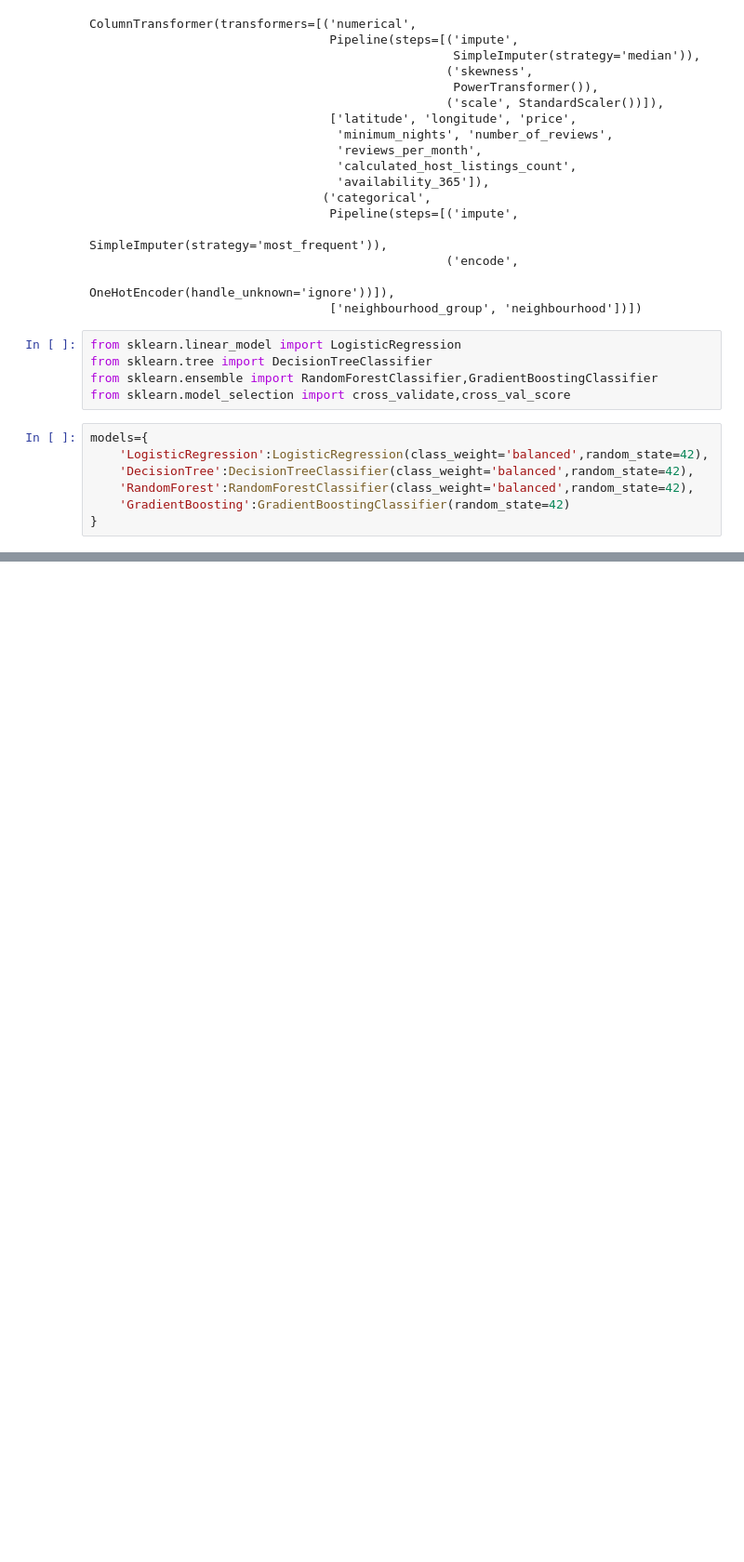
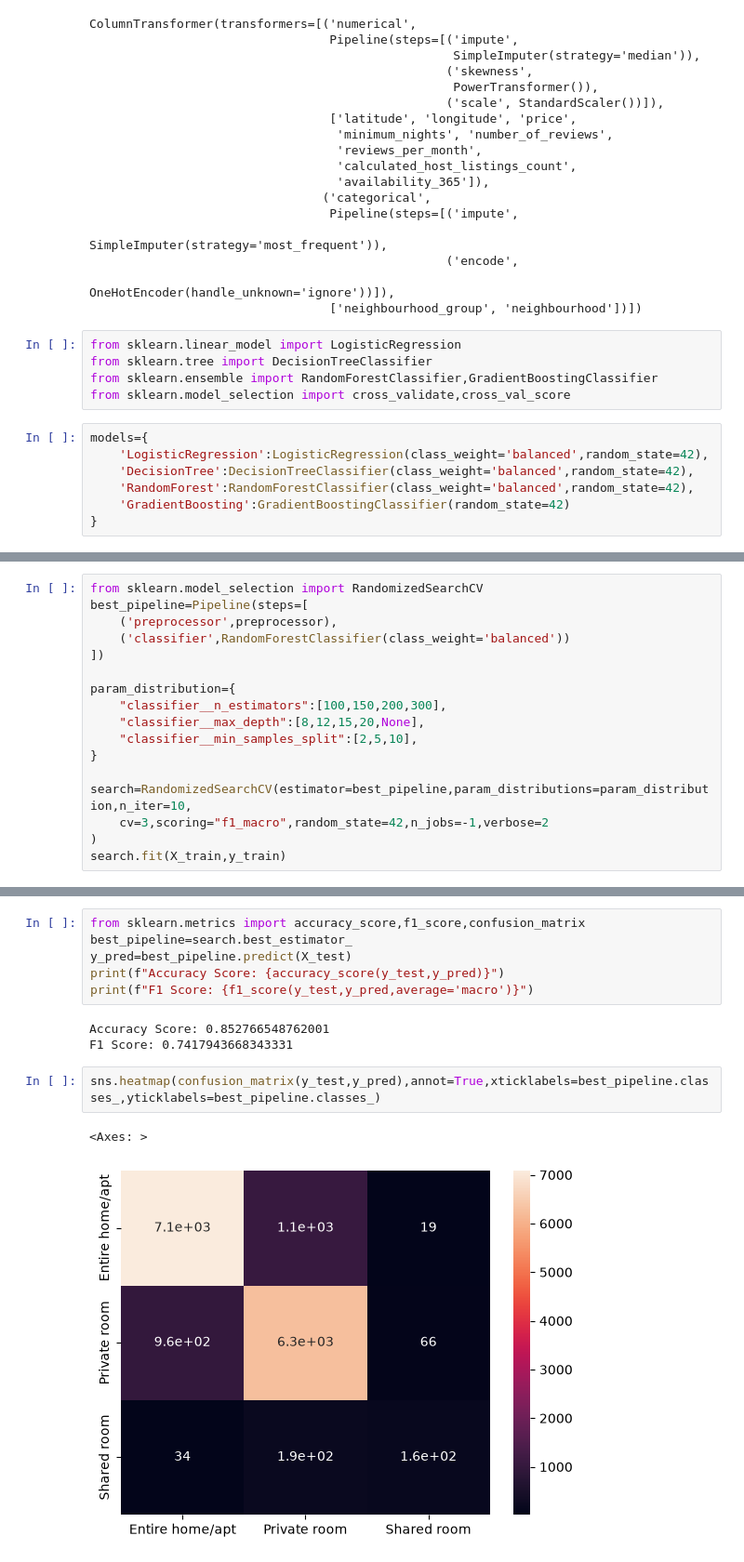
Before and after one commit to musfirah-kashan/NYC-Room-Type-Classification, a Jupyter notebook: notebooks/model_train.ipynb, the cells around one changed output, grey strips where cells are left out. Shown at 93% size. Saved outputs shown, nothing was run; the diff lists cells and outputs as text; blank space fills up the shorter version.

```diff
--- a/notebooks/model_train.ipynb
+++ b/notebooks/model_train.ipynb
@@ -78,0 +79,17 @@ GradientBoosting -> Accuracy: 0.848 , F1: 0.699
+# %%
+from sklearn.model_selection import RandomizedSearchCV
+best_pipeline=Pipeline(steps=[
+    ('preprocessor',preprocessor),
+    ('classifier',RandomForestClassifier(class_weight='balanced'))
+])
+
+param_distribution={
+    "classifier__n_estimators":[100,150,200,300],
+    "classifier__max_depth":[8,12,15,20,None],
+    "classifier__min_samples_split":[2,5,10],
+}
+
+search=RandomizedSearchCV(estimator=best_pipeline,param_distributions=param_distribution,n_iter=10,
+    cv=3,scoring="f1_macro",random_state=42,n_jobs=-1,verbose=2
+)
+search.fit(X_train,y_train)
@@ -78,0 +121,14 @@ GradientBoosting -> Accuracy: 0.848 , F1: 0.699
+# %%
+from sklearn.metrics import accuracy_score,f1_score,confusion_matrix
+best_pipeline=search.best_estimator_
+y_pred=best_pipeline.predict(X_test)
+print(f"Accuracy Score: {accuracy_score(y_test,y_pred)}")
+print(f"F1 Score: {f1_score(y_test,y_pred,average='macro')}")
+# %% [output]
+Accuracy Score: 0.852766548762001
+F1 Score: 0.7417943668343331
+# %%
+sns.heatmap(confusion_matrix(y_test,y_pred),annot=True,xticklabels=best_pipeline.classes_,yticklabels=best_pipeline.classes_)
+# %% [output]
+<Axes: >
+[figure, added]
```
Also changed, not shown: parts of 4 cells of this notebook.
